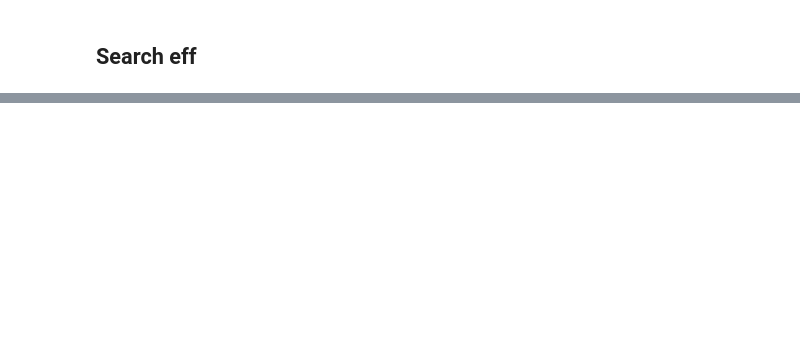
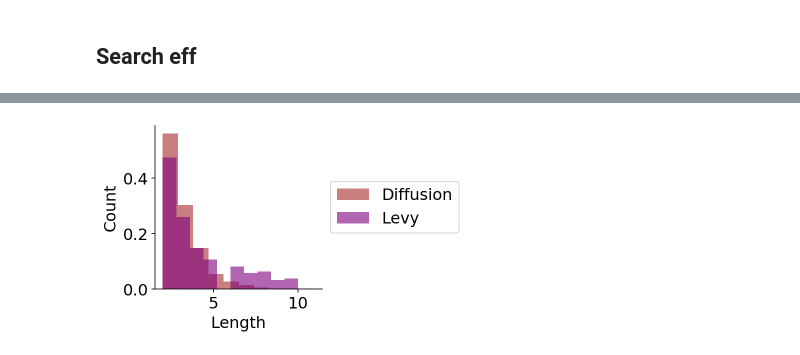
Before and after one commit to CoAxLab/explorationlib, a Jupyter notebook: docs/testing.ipynb, the cells around one changed output, grey strips where cells are left out. Cells and saved outputs as stored; diff of their text form; code cells hidden in the pictures; blank space fills up the shorter version.

```diff
--- a/docs/testing.ipynb
+++ b/docs/testing.ipynb
@@ -596,0 +667,25 @@ sns.despine()
+# %%
+ax = None
+ax = plot_length_hist(
+    diff_exp,
+    loglog=False,
+    bins=10,
+    density=True,
+    alpha=0.6,
+    color="brown",
+    label="Diffusion",
+    ax=ax,
+)
+ax = plot_length_hist(
+    levy2_exp,
+    loglog=False,
+    bins=10,
+    density=True,
+    alpha=0.6,
+    label="Levy",
+    color="purple",
+    ax=ax,
+)
+sns.despine()
+# %% [output]
+[figure, added]
```
Also changed, not shown: parts of 14 cells of this notebook.
